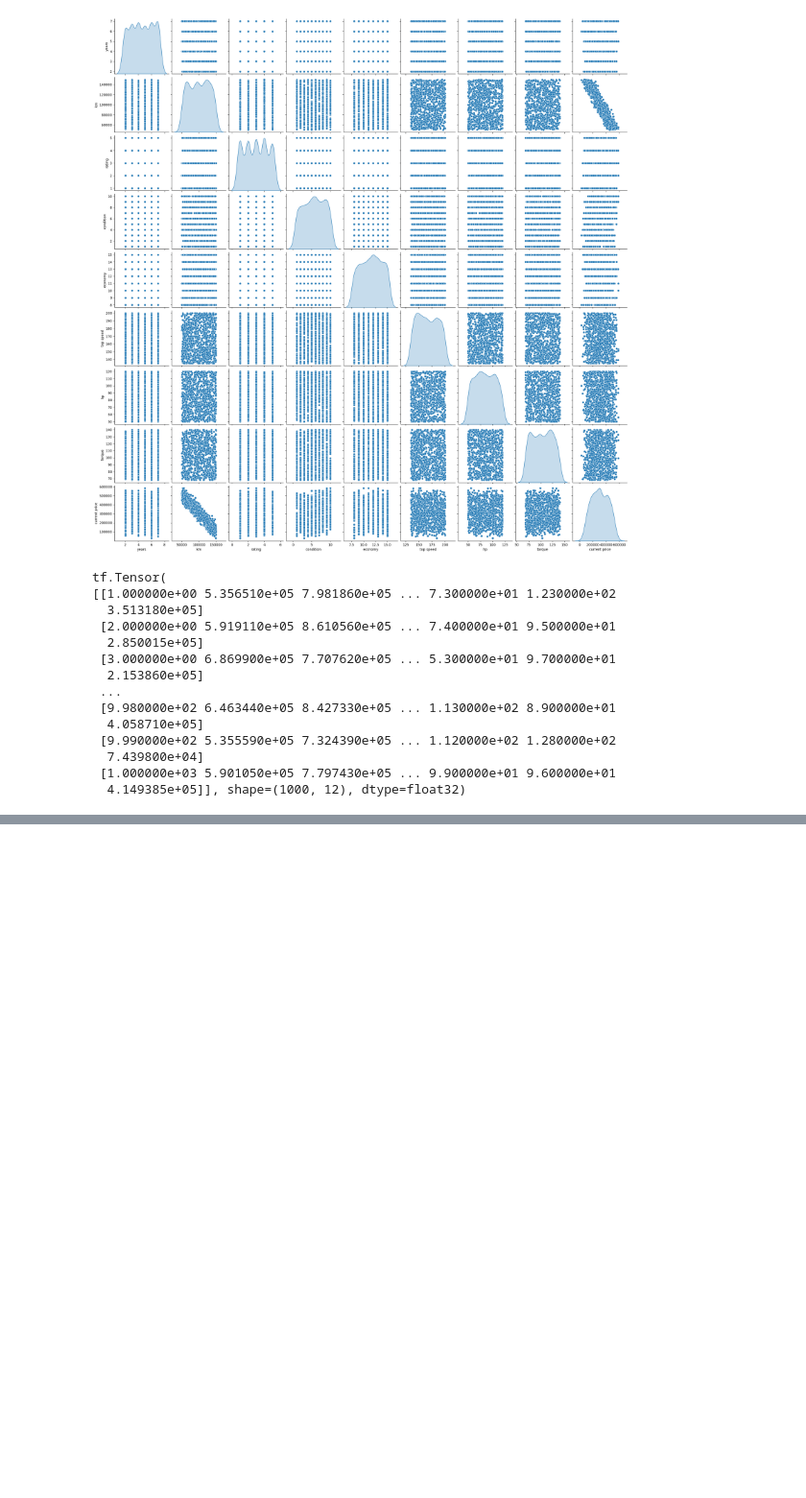
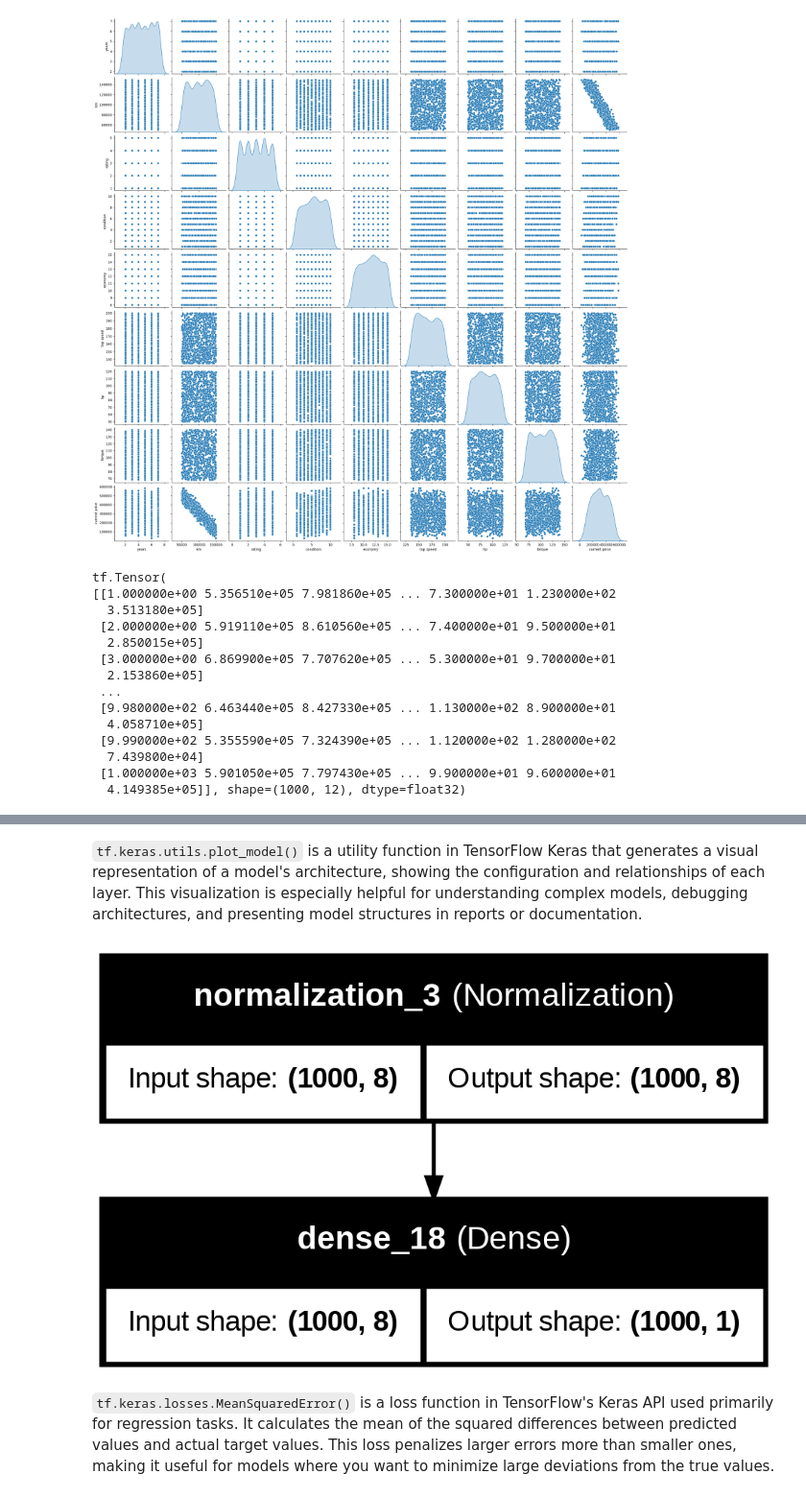
Before and after one commit to ImanNoferesti/TensorFlow_DeepDive, a Jupyter notebook: Car_Prices_Prediction_Neural_Networks.ipynb, the cells around one changed output, grey strips where cells are left out. Shown at 96% size. Saved outputs shown, nothing was run; the diff lists cells and outputs as text; code cells hidden in the pictures; blank space fills up the shorter version.

Commit message:
Completed Linear Regression Model and Error Sanctioning

```diff
--- a/Car_Prices_Prediction_Neural_Networks.ipynb
+++ b/Car_Prices_Prediction_Neural_Networks.ipynb
@@ -131,0 +157,8 @@ array([[ 0.2554971 , -1.5999663 , -0.7046623 ,  0.4987537 , -0.28034025,
+# %%
+# Another way to build a sequential model and add layers
+model = tf.keras.Sequential()
+model.add(normalizer)
+model.add(Dense(1, input_shape=(8,))) # Number of dense depends on the number of output expected (here we only interested about 'current price')
+model.build(input_shape=(1000, 8))  # Specify the input shape of the model
+
+model.summary()
@@ -131,0 +177,8 @@ array([[ 0.2554971 , -1.5999663 , -0.7046623 ,  0.4987537 , -0.28034025,
+# %% [markdown]
+`tf.keras.utils.plot_model()` is a utility function in TensorFlow Keras that generates a visual representation of a model's architecture, showing the configuration and relationships of each layer. This visualization is especially helpful for understanding complex models, debugging architectures, and presenting model structures in reports or documentation.
+# %%
+tf.keras.utils.plot_model(model, to_file="model.png", show_shapes=True, show_layer_names=True)
+# %% [output]
+[figure, added]
+# %% [markdown]
+`tf.keras.losses.MeanSquaredError()` is a loss function in TensorFlow's Keras API used primarily for regression tasks. It calculates the mean of the squared differences between predicted values and actual target values. This loss penalizes larger errors more than smaller ones, making it useful for models where you want to minimize large deviations from the true values.
```
Also changed, not shown: parts of 11 cells of this notebook.
